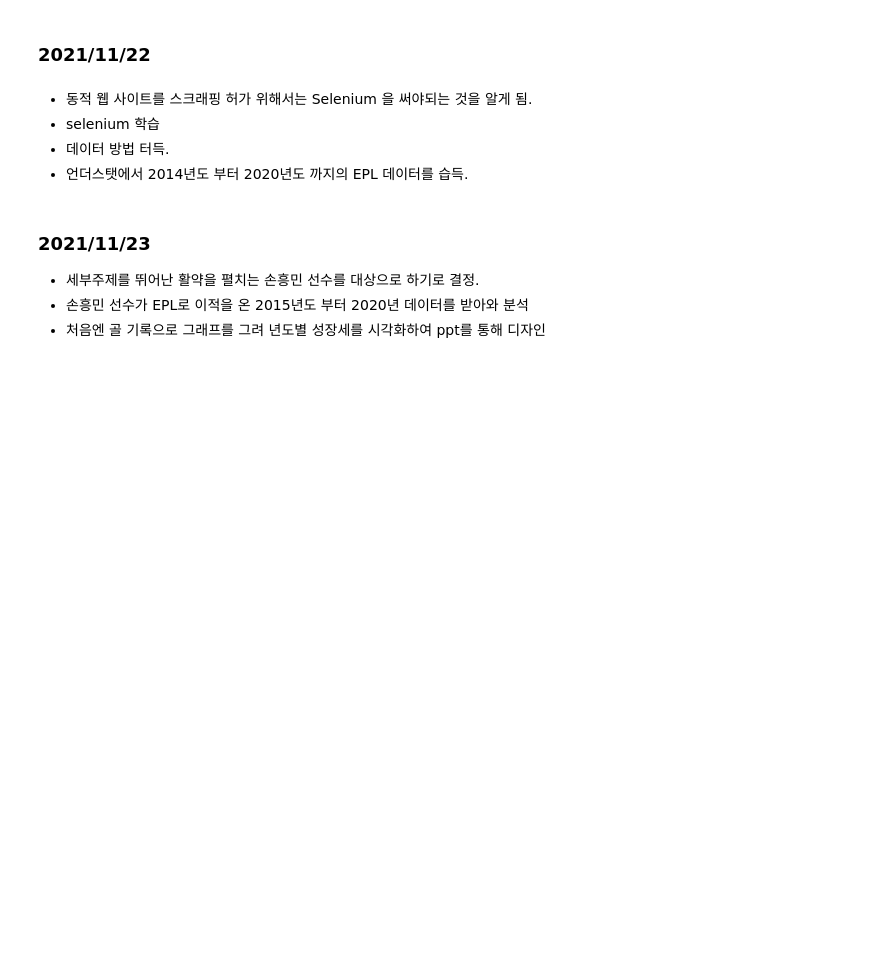
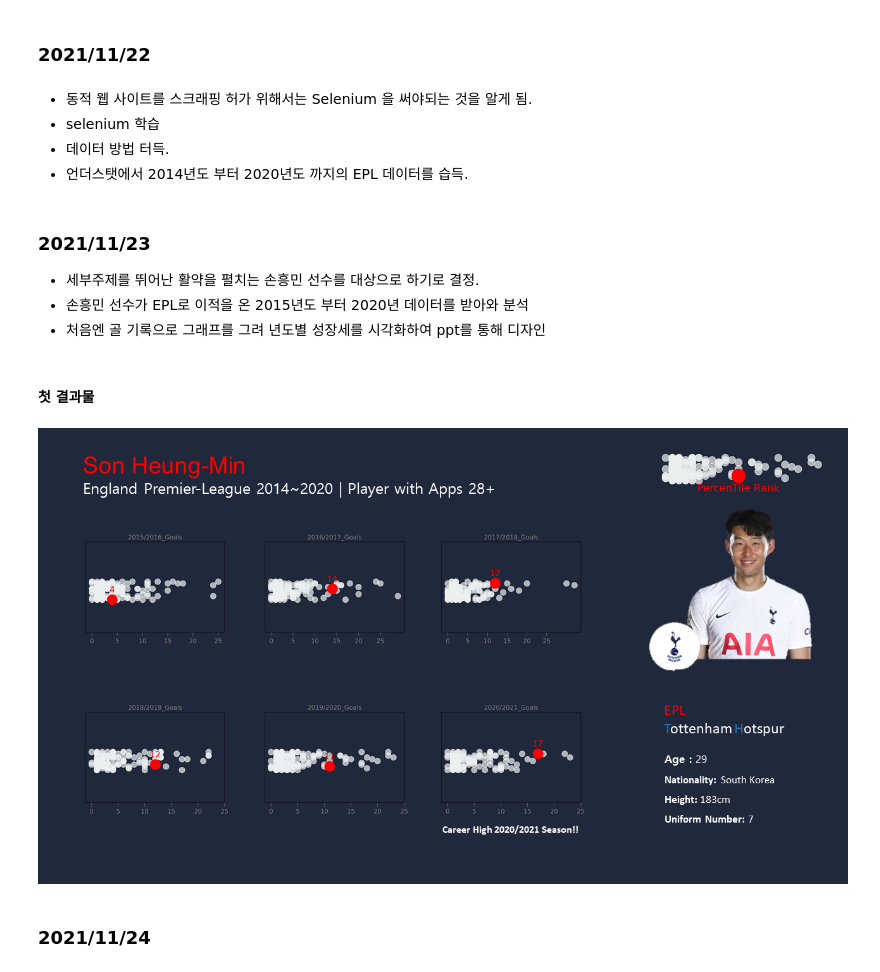
Before and after one commit to Gusic-man/Epl_-_-_project, a Jupyter notebook: 프로젝트 기록.ipynb, the cells around one changed output. Saved outputs shown, nothing was run; the diff lists cells and outputs as text; code cells hidden in the pictures; blank space fills up the shorter version.

```diff
--- a/프로젝트 기록.ipynb
+++ b/프로젝트 기록.ipynb
@@ -39,0 +42,8 @@
+# %% [markdown]
+#### 첫 결과물
+# %%
+Image("손흥민_데이터시각화_1.png")
+# %% [output]
+[figure, added]
+# %% [markdown]
+### 2021/11/24
```
Also changed, not shown: parts of 1 cell of this notebook.
